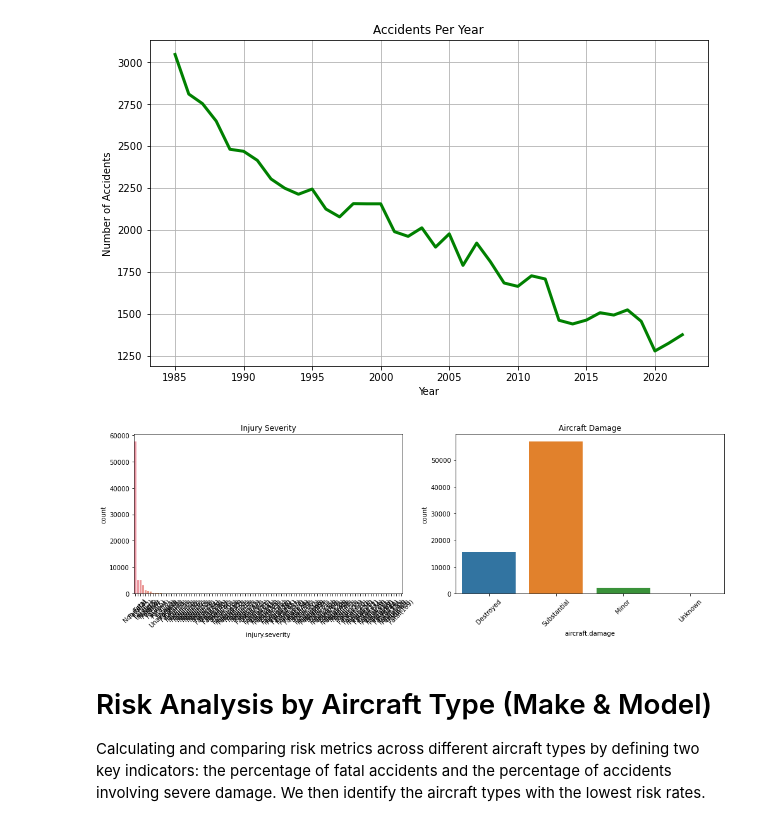
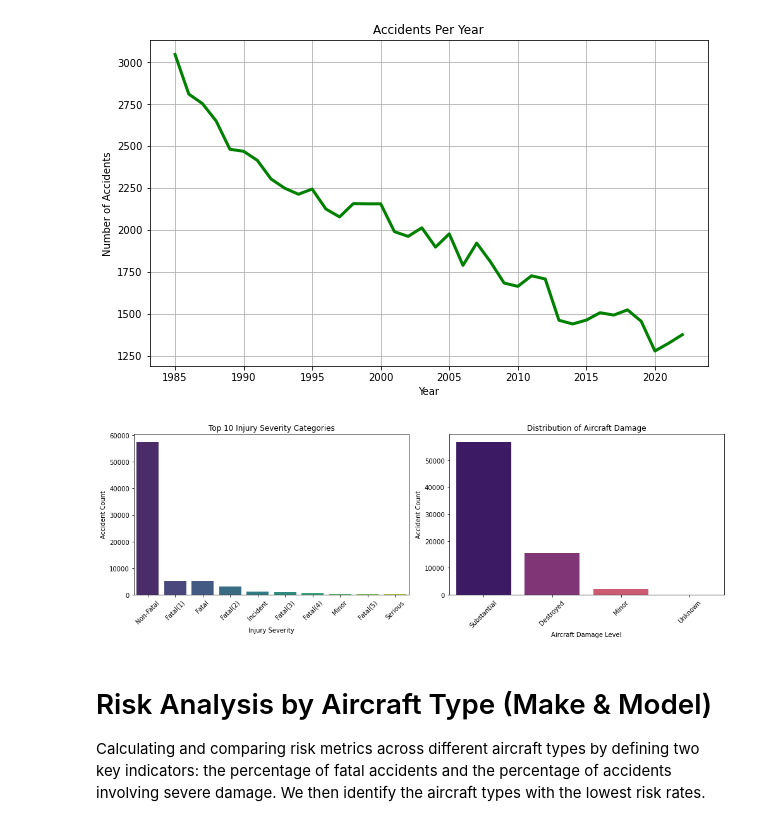
Before and after one commit to snyabut/Final_Project_phase_one, a Jupyter notebook: aviation-risk-project_phase1/project_final_analysis_notebook.ipynb, the cells around one changed output. Saved outputs shown, nothing was run; the diff lists cells and outputs as text; code cells hidden in the pictures.

```diff
--- a/aviation-risk-project_phase1/aviation_final_analysis.ipynb
+++ b/aviation-risk-project_phase1/project_final_analysis_notebook.ipynb
@@ -258,19 +258,42 @@ plt.grid(True)
 plt.show()
 # %% [output]
 [figure]
-# %%
-  # Severity and damage distribution
-fig, axes = plt.subplots(1, 2, figsize=(14, 5))
-sns.countplot(ax=axes[0], data=df_filtered, x='injury.severity', order=df_filtered['injury.severity'].value_counts().index)
-axes[0].set_title('Injury Severity')
-axes[0].tick_params(axis='x', rotation=45)
-sns.countplot(ax=axes[1], data=df_filtered, x='aircraft.damage')
-axes[1].set_title('Aircraft Damage')
-axes[1].tick_params(axis='x', rotation=45)
-plt.tight_layout()
-plt.show()
-# %% [output]
-[figure, removed]
+# %%
+# Injury Severity + Full Damage Distribution
+fig, axes = plt.subplots(1, 2, figsize=(14, 5))
+
+# Top 10 Injury Severity Categories
+top10_severity = df_filtered['injury.severity'].value_counts().nlargest(10).index
+
+sns.countplot(
+    ax=axes[0],
+    data=df_filtered[df_filtered['injury.severity'].isin(top10_severity)],
+    x='injury.severity',
+    order=top10_severity,
+    palette='viridis'
+)
+axes[0].set_title('Top 10 Injury Severity Categories')
+axes[0].set_xlabel('Injury Severity')
+axes[0].set_ylabel('Accident Count')
+axes[0].tick_params(axis='x', rotation=45)
+
+# Full Aircraft Damage Distribution
+sns.countplot(
+    ax=axes[1],
+    data=df_filtered,
+    x='aircraft.damage',
+    order=df_filtered['aircraft.damage'].value_counts().index,
+    palette='magma'
+)
+axes[1].set_title('Distribution of Aircraft Damage')
+axes[1].set_xlabel('Aircraft Damage Level')
+axes[1].set_ylabel('Accident Count')
+axes[1].tick_params(axis='x', rotation=45)
+
+plt.tight_layout()
+plt.show()
+# %% [output]
+[figure, added]
 # %% [markdown]
 # Risk Analysis by Aircraft Type (Make & Model)
 Calculating and comparing risk metrics across different aircraft types by defining two key indicators: the percentage of fatal accidents and the percentage of accidents involving severe damage. We then identify the aircraft types with the lowest risk rates.
```
Also changed, not shown: parts of 3 cells of this notebook, 13 other files.
